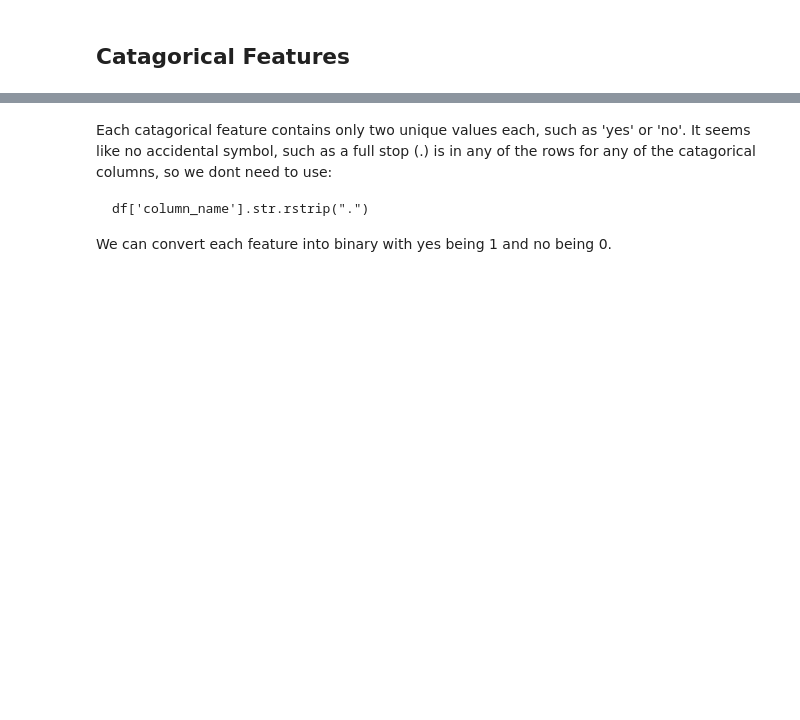
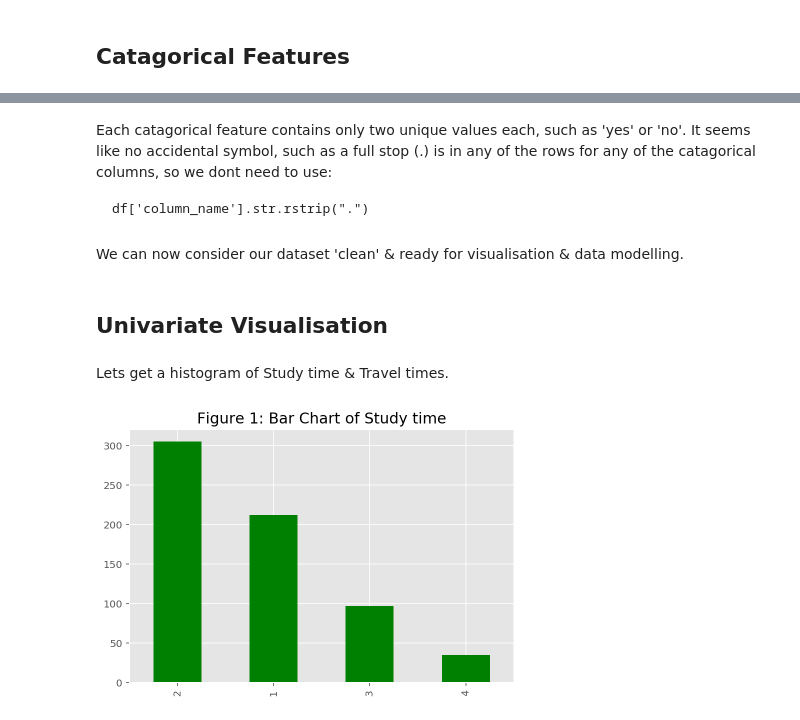
Before and after one commit to Rhyme1325/Analytics_project, a Jupyter notebook: project.ipynb, the cells around one changed output, grey strips where cells are left out. Cells and saved outputs as stored; diff of their text form; code cells hidden in the pictures; blank space fills up the shorter version.

````diff
--- a/project.ipynb
+++ b/project.ipynb
@@ -277,4 +283,20 @@ Each catagorical feature contains only two unique values each, such as 'yes' or
 ```
 df['column_name'].str.rstrip(".")
 ```
-We can convert each feature into binary with yes being 1 and no being 0.
+# %% [markdown]
+We can now consider our dataset 'clean' & ready for visualisation & data modelling.
+# %% [markdown]
+## Univariate Visualisation
+# %% [markdown]
+Lets get a histogram of Study time & Travel times.
+# %%
+# df['studytime'].value_counts().plot(kind = 'bar', color = 'green', title = 'Study time')
+# plt.show();
+
+ax = df['studytime'].value_counts().plot(kind = 'bar', color = 'green')
+ax.set_xticklabels(ax.get_xticklabels(), rotation = 90)
+plt.tight_layout()
+plt.title('Figure 1: Bar Chart of Study time', fontsize = 15)
+plt.show();
+# %% [output]
+[figure, added]
````
Also changed, not shown: parts of 24 cells of this notebook.
